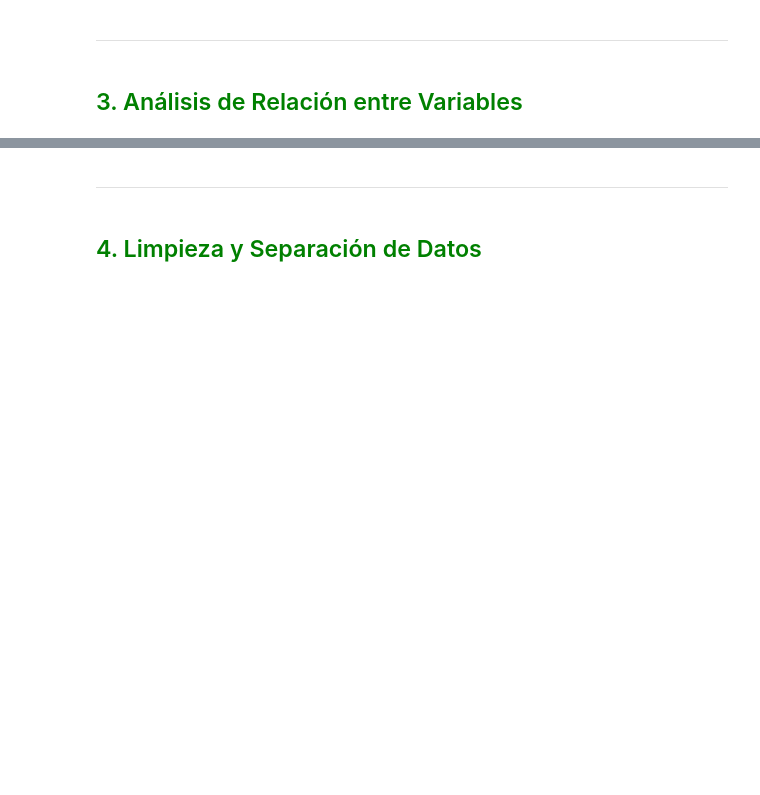
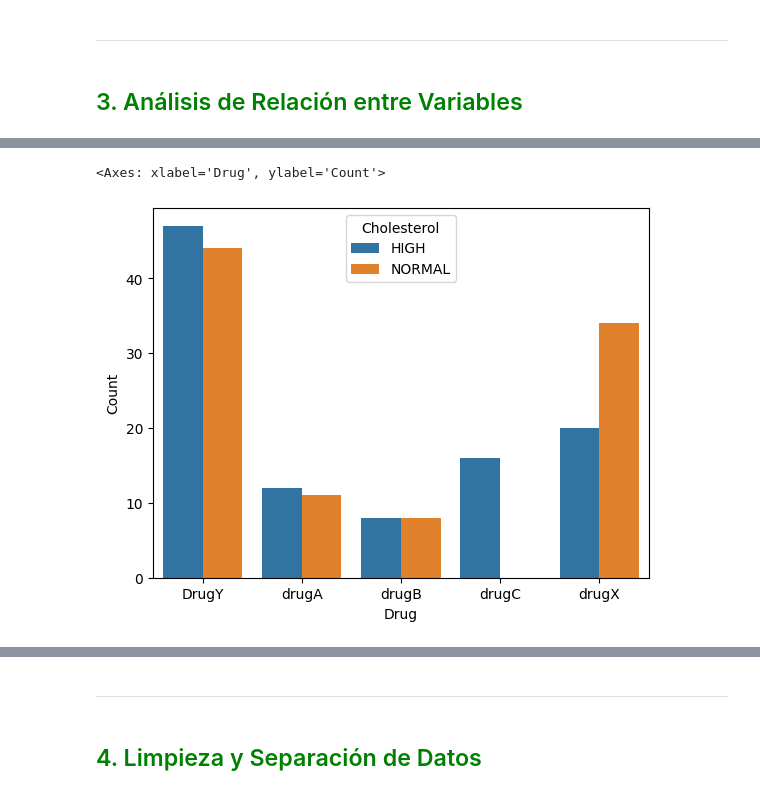
Before and after one commit to gabrielgudino/diagnosticos, a Jupyter notebook: Cap3_plantilla.ipynb, the cells around one changed output, grey strips where cells are left out. Cells and saved outputs as stored; diff of their text form; code cells hidden in the pictures; blank space fills up the shorter version.

```diff
--- a/Cap3_plantilla.ipynb
+++ b/Cap3_plantilla.ipynb
@@ -142,2 +183,4 @@ sns.histplot(df, x="Drug", hue="Drug")
 # %%
 # Grafica (con una gráfica de barras)nla relación entre el nivel de colesterol y los medicamentos 💊
+df_chol_drug = df.groupby(["Drug", "Cholesterol"]).size().reset_index(name="Count")
+df_chol_drug
@@ -144,2 +198,6 @@ sns.histplot(df, x="Drug", hue="Drug")
 # %%
 #Grafica (con un swarmplot) la relación entre el nivel de Sodio-Potasio y los medicamentos 💊 que se les da
+sns.barplot(x="Drug", y="Count", hue= "Cholesterol", data= df_chol_drug)
+# %% [output]
+<Axes: xlabel='Drug', ylabel='Count'>
+[figure, added]
```
Also changed, not shown: parts of 89 cells of this notebook.
